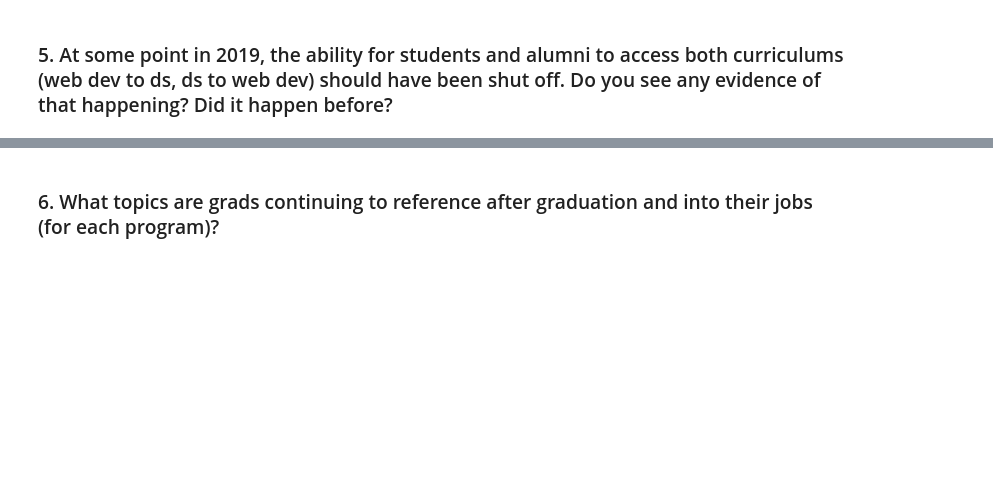
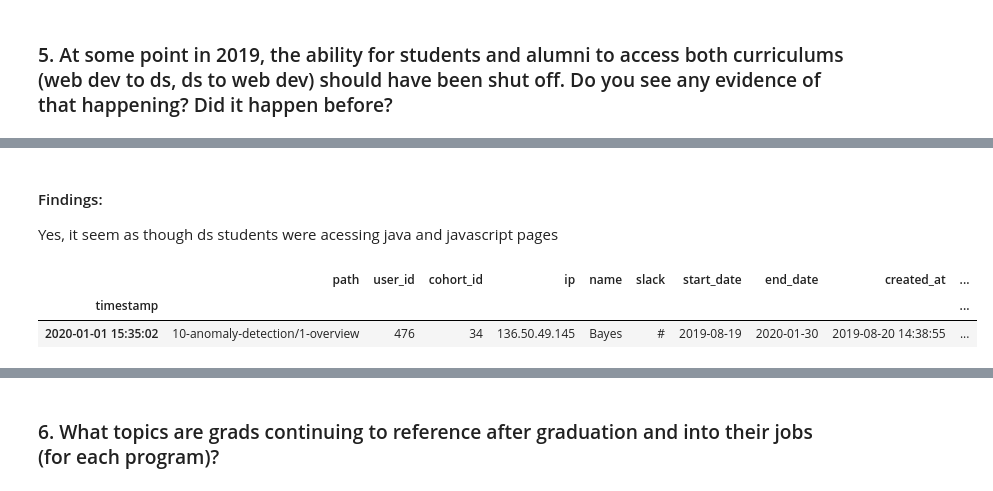
Before and after one commit to jeffakins/anomaly_detection_project, a Jupyter notebook: anomaly_detection_project.ipynb, the cells around one changed output, grey strips where cells are left out. Drawn from its saved outputs; the diff is of its cells as text; code cells hidden in the pictures; blank space fills up the shorter version.

```diff
--- a/anomaly_detection_project.ipynb
+++ b/anomaly_detection_project.ipynb
@@ -324,0 +317,3 @@ log[log.course_subdomain == 'ds']
+# %%
+lesson['timestamp_year'] = lesson.index.year
+lesson.head(1)
@@ -324,0 +345,11 @@ log[log.course_subdomain == 'ds']
+# %% [markdown]
+#### Findings:
+Yes, it seem as though ds students were acessing java and javascript pages
+# %%
+# Exploring all ds students from 2020 and later
+ds = lesson[lesson.course_subdomain == 'ds']
+ds[ds.timestamp_year > 2019].head(1)
+# %% [output]
+|  | path | user_id | cohort_id | ip | name | slack | start_date | end_date | created_at | ... |
+| timestamp |  |  |  |  |  |  |  |  |  | ... |
+| 2020-01-01 15:35:02 | 10-anomaly-detection/1-overview | 476 | 34 | 136.50.49.145 | Bayes | # | 2019-08-19 | 2020-01-30 | 2019-08-20 14:38:55 | ... |
```
Also changed, not shown: parts of 10 cells of this notebook.
